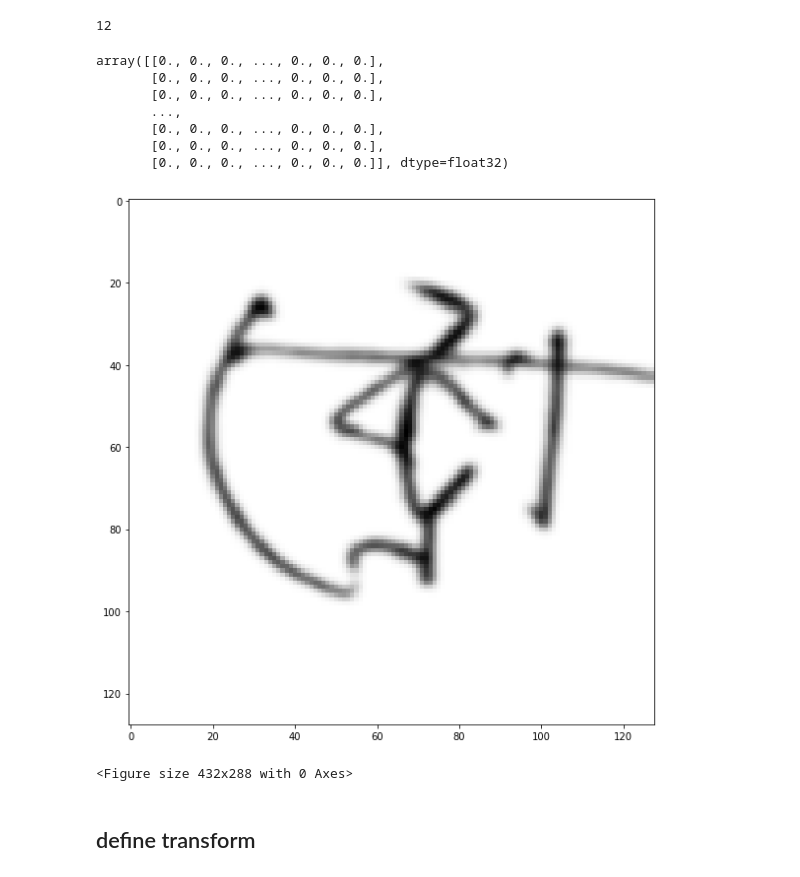
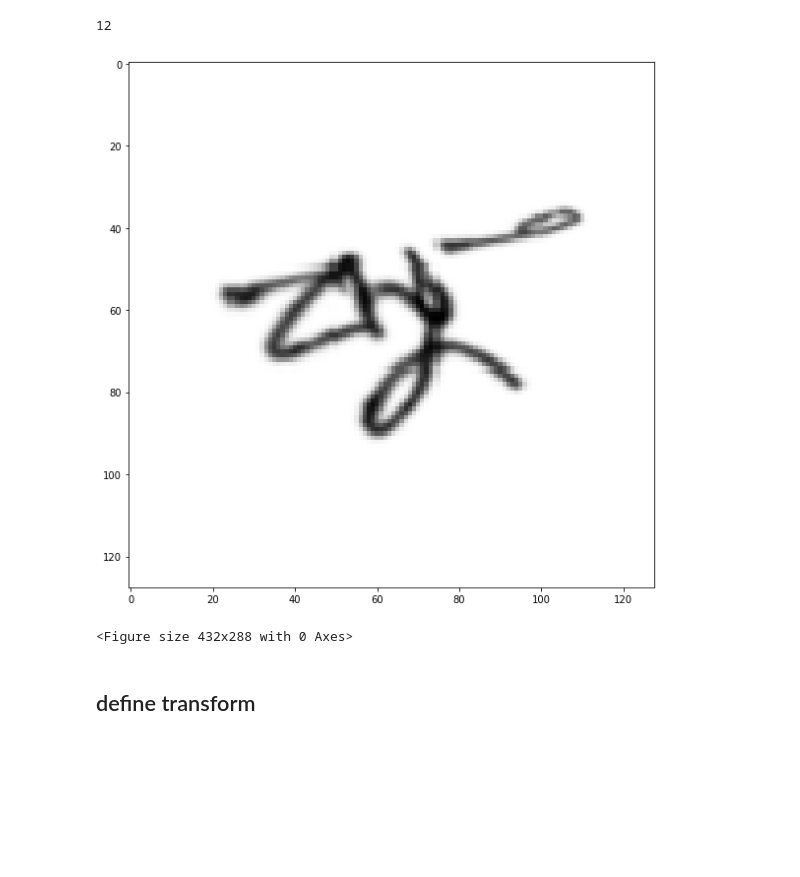
Before and after one commit to jionie/Bengaliai, a Jupyter notebook: dataset/test_augmentation.ipynb, the cells around one changed output. Drawn from its saved outputs; the diff is of its cells as text; code cells hidden in the pictures; blank space fills up the shorter version.

```diff
--- a/dataset/test_augmentation.ipynb
+++ b/dataset/test_augmentation.ipynb
@@ -80,19 +75,29 @@ test_transform = albumentations.Compose([
     albumentations.Resize(IMAGE_HEIGHT_RESIZE, IMAGE_WIDTH_RESIZE),
     ])
 # %%
-image = image_df.loc[image_df['image_id']=="Train_0", image_df.columns[1:]].values.reshape(IMAGE_HEIGHT, IMAGE_WIDTH)
+image = image_df.loc[image_df['image_id']=="Train_14", image_df.columns[1:]].values.reshape(IMAGE_HEIGHT, IMAGE_WIDTH)
 image = 255 - image
 image = crop_resize(image)
-image = np.repeat(np.expand_dims(image, axis=2), 3, axis=2).astype('uint8')
-image = augment_and_mix(image, severity=1, width=1, depth=-1, alpha=1.)
-image = cv2.cvtColor(image, cv2.COLOR_BGR2GRAY)
+
+image = do_random_projective(image, 0.3)
+image = do_random_perspective(image, 0.3)
+# image = do_random_erode(image, 0.5)
+# image = do_random_dilate(image, 0.5)
+
+# image = np.repeat(np.expand_dims(image, axis=2), 3, axis=2).astype('uint8')
+# image = augment_and_mix(image, severity=1, width=1, depth=-1, alpha=1.)
+# image = cv2.cvtColor(image, cv2.COLOR_BGR2GRAY)
+
+image = train_transform(image=image)['image']
+image = image / np.max(image)
+
+# val_transform
+nrow, ncol = 1, 1
+fig, ax = plt.subplots(nrow, ncol, figsize=(20, 8))
+ax.imshow(image, cmap='Greys')
+plt.tight_layout()
+plt.show()
+plt.savefig('bengaliai.png')
+# %% [output]
+[figure, added]
+<Figure size 432x288 with 0 Axes>
-# %%
-image
-# %% [output]
-array([[0., 0., 0., ..., 0., 0., 0.],
-       [0., 0., 0., ..., 0., 0., 0.],
-       [0., 0., 0., ..., 0., 0., 0.],
-       ...,
-       [0., 0., 0., ..., 0., 0., 0.],
-       [0., 0., 0., ..., 0., 0., 0.],
-       [0., 0., 0., ..., 0., 0., 0.]], dtype=float32)
@@ -102,14 +104,3 @@ image = image / np.max(image)
-# %%
-# val_transform
-nrow, ncol = 1, 1
-fig, ax = plt.subplots(nrow, ncol, figsize=(20, 8))
-ax.imshow(image, cmap='Greys')
-plt.tight_layout()
-plt.show()
-plt.savefig('bengaliai.png')
-# %% [output]
-[figure, removed]
-<Figure size 432x288 with 0 Axes>
 # %%
 class bengaliai_Dataset(torch.utils.data.Dataset):
     def __init__(self, \
```
Also changed, not shown: parts of 7 cells of this notebook, 3 other files.
